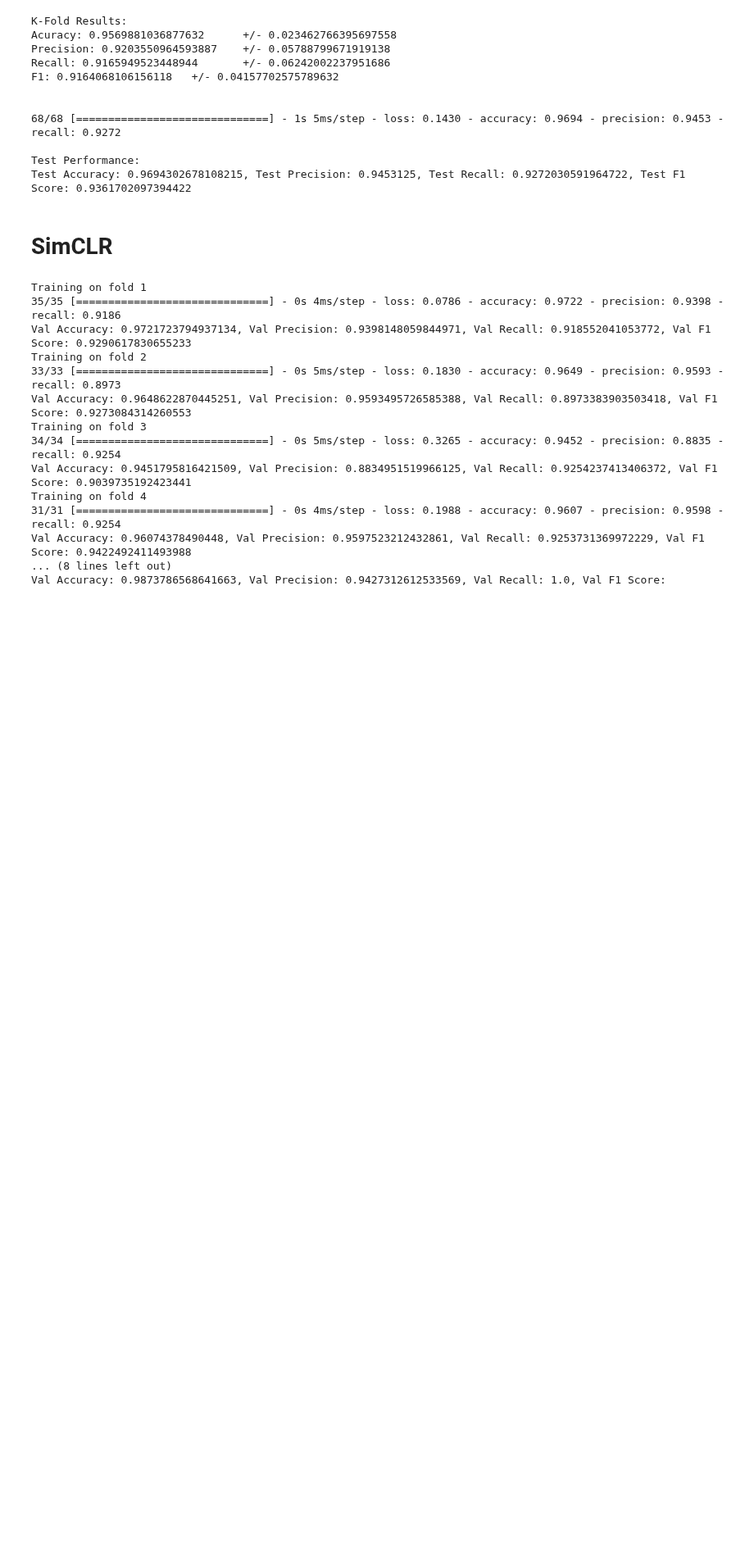
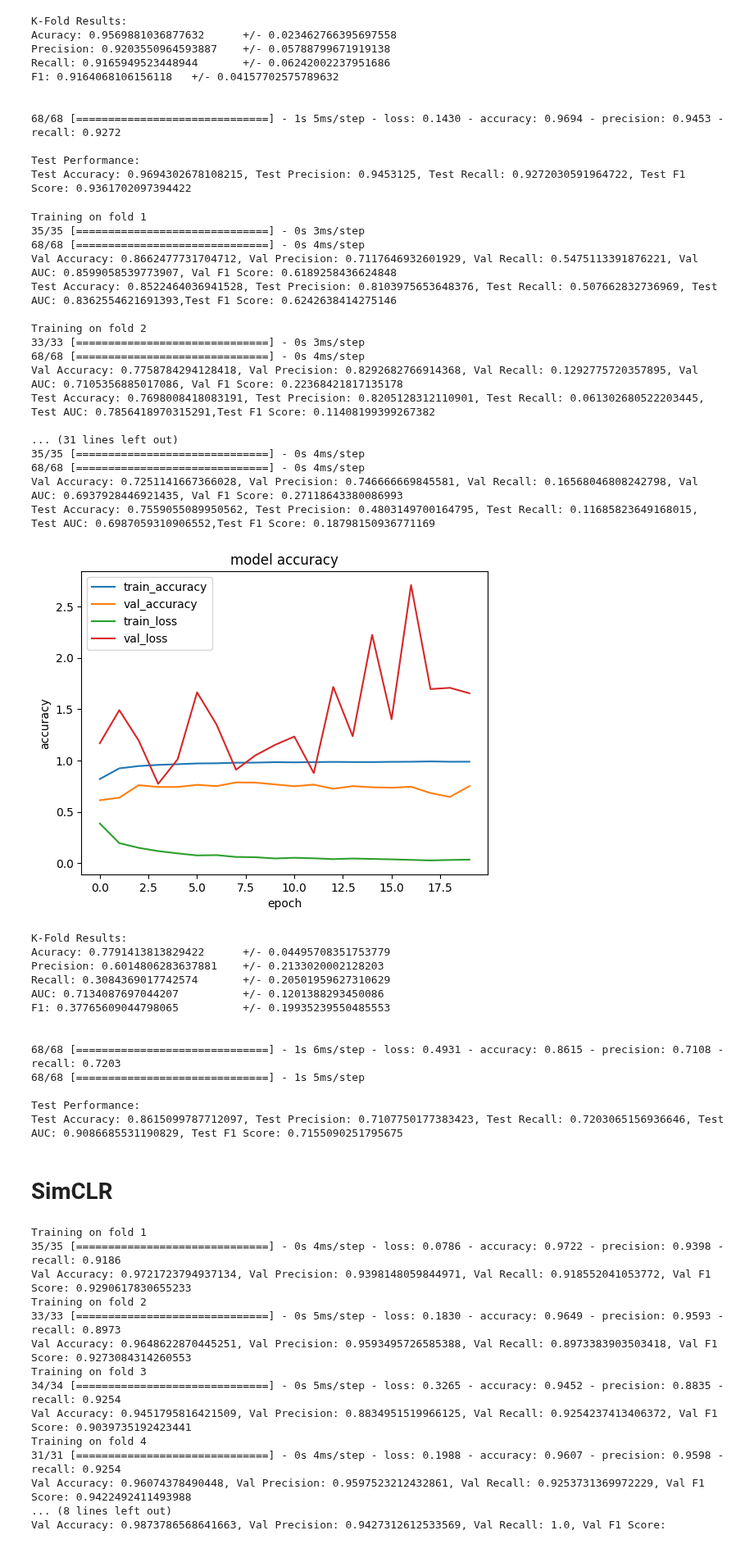
Before and after one commit to raaifhadadi/FYP, a Jupyter notebook: brugada_ssl_finetuning.ipynb, the cells around one changed output. Shown at 82% size. Cells and saved outputs as stored; diff of their text form; code cells hidden in the pictures; blank space fills up the shorter version.

Commit message:
finetune models with Deep SMOTE dataset

```diff
--- a/brugada_ssl_finetuning.ipynb
+++ b/brugada_ssl_finetuning.ipynb
@@ -93,3 +87,27 @@ Y_test = np.where(Y_test == 1, True, False)
 (12544, 100, 12) (12544,)
 (12544,)
 (2159, 100, 12) (2159,)
+# %%
+# deep smote data
+thismodule = sys.modules[__name__]
+# NP_DATA = 'data/DAT_China.npz'
+NP_DATA = 'data/DAT_China_1s_deep_resampled_per_fold.npz'
+
+with np.load(NP_DATA, allow_pickle=True) as data:
+    for k in data.keys():
+        if 'text' in k:
+            setattr(thismodule, k, data[k])
+        else:
+            setattr(thismodule, k, data[k].astype(float))
+
+print(X_train.shape, Y_train.shape)
+print(folds_train.shape)
+print(X_train_resampled_deep.shape, Y_train_resampled_deep.shape)
+print(folds_train_resampled_deep.shape)
+print(X_test.shape, Y_test.shape)
+
+
+# convert the labels to binary
+Y_train = np.where(Y_train == 1, True, False)
+Y_test = np.where(Y_test == 1, True, False)
+Y_train_resampled = np.where(Y_train_resampled == 1, True, False)
@@ -197,7 +221,7 @@ def k_fold_finetune_resnet(k, X_train, Y_train, folds_train, X_val, Y_val, folds
     # load best model
     fine_tuned_model = keras.Model(inputs=X_input, outputs=out)
     fine_tuned_model.compile(optimizer=optimizer, loss='binary_crossentropy', metrics=['accuracy', 'Precision', 'Recall'])
-    fine_tuned_model.load_weights('model-weights/resnet10_simclr_model_finetuned_brugada.h5')
+    fine_tuned_model.load_weights(f'model-weights/fine-tuned/{name}')
 
     # evaluate on test set
     print("\n") # spacer
@@ -275,6 +299,41 @@ F1: 0.9164068106156118   +/- 0.04157702575789632
 
 Test Performance:
 Test Accuracy: 0.9694302678108215, Test Precision: 0.9453125, Test Recall: 0.9272030591964722, Test F1 Score: 0.9361702097394422
+# %%
+# deep smote
+k_fold_finetune_resnet(8, X_train_resampled_deep, Y_train_resampled_deep, folds_train_resampled_deep, X_train, Y_train, folds_train, batch_size=32, epochs=20, weights_path=None, learning_rate=0.001, num_classes=1, name="resnet10_no_pretrain__deep_smote_brugada.h5")
+# %% [output]
+Training on fold 1
+35/35 [==============================] - 0s 3ms/step
+68/68 [==============================] - 0s 4ms/step
+Val Accuracy: 0.8662477731704712, Val Precision: 0.7117646932601929, Val Recall: 0.5475113391876221, Val AUC: 0.8599058539773907, Val F1 Score: 0.6189258436624848
+Test Accuracy: 0.8522464036941528, Test Precision: 0.8103975653648376, Test Recall: 0.507662832736969, Test AUC: 0.8362554621691393,Test F1 Score: 0.6242638414275146
+
+Training on fold 2
+33/33 [==============================] - 0s 3ms/step
+68/68 [==============================] - 0s 4ms/step
+Val Accuracy: 0.7758784294128418, Val Precision: 0.8292682766914368, Val Recall: 0.1292775720357895, Val AUC: 0.7105356885017086, Val F1 Score: 0.22368421817135178
+Test Accuracy: 0.7698008418083191, Test Precision: 0.8205128312110901, Test Recall: 0.061302680522203445, Test AUC: 0.7856418970315291,Test F1 Score: 0.11408199399267382
+
+... (31 lines left out)
+35/35 [==============================] - 0s 4ms/step
+68/68 [==============================] - 0s 4ms/step
+Val Accuracy: 0.7251141667366028, Val Precision: 0.746666669845581, Val Recall: 0.16568046808242798, Val AUC: 0.6937928446921435, Val F1 Score: 0.27118643380086993
+Test Accuracy: 0.7559055089950562, Test Precision: 0.4803149700164795, Test Recall: 0.11685823649168015, Test AUC: 0.6987059310906552,Test F1 Score: 0.18798150936771169
+[figure, added]
+K-Fold Results:
+Acuracy: 0.7791413813829422      +/- 0.04495708351753779
+Precision: 0.6014806283637881    +/- 0.2133020002128203
+Recall: 0.3084369017742574       +/- 0.20501959627310629
+AUC: 0.7134087697044207          +/- 0.1201388293450086
+F1: 0.37765609044798065          +/- 0.19935239550485553
+
+
+68/68 [==============================] - 1s 6ms/step - loss: 0.4931 - accuracy: 0.8615 - precision: 0.7108 - recall: 0.7203
+68/68 [==============================] - 1s 5ms/step
+
+Test Performance:
+Test Accuracy: 0.8615099787712097, Test Precision: 0.7107750177383423, Test Recall: 0.7203065156936646, Test AUC: 0.9086685531190829, Test F1 Score: 0.7155090251795675
 # %% [markdown]
 # SimCLR
 # %%
```
Also changed, not shown: parts of 4 cells of this notebook.
